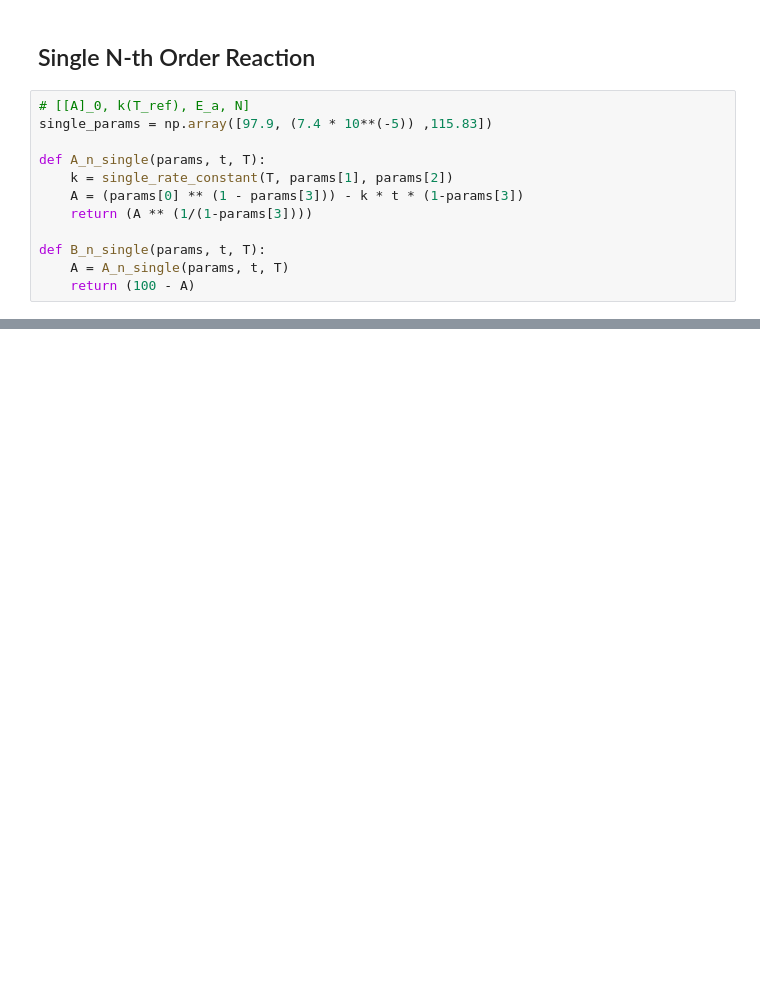
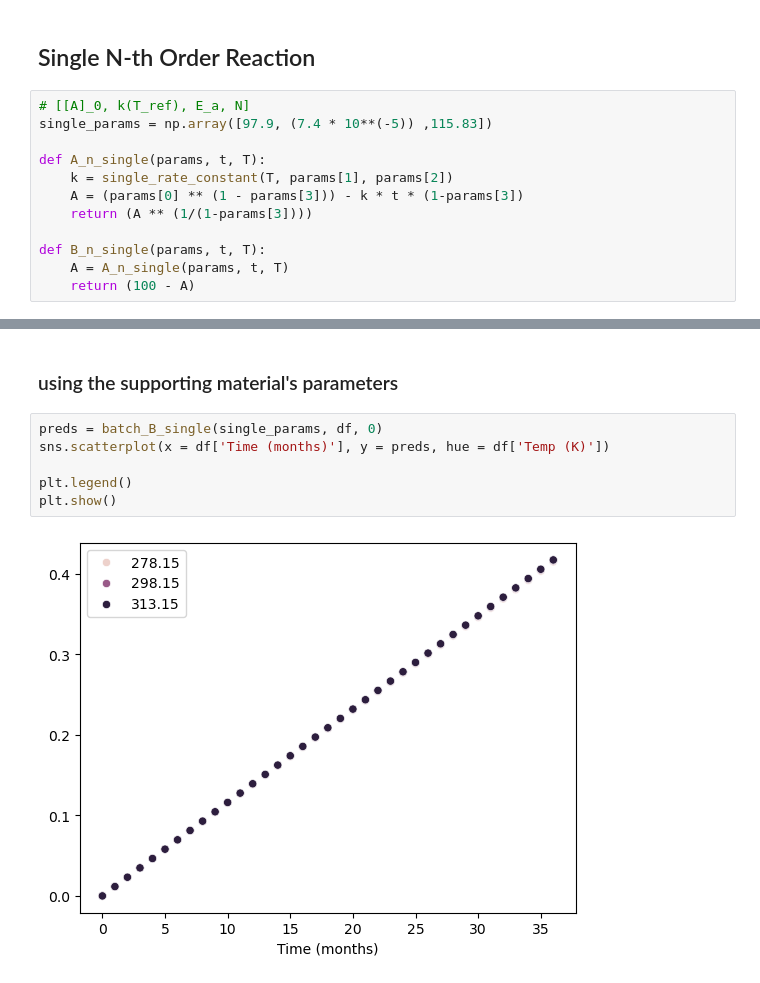
Before and after one commit to louiswids/skripsi, a Jupyter notebook: Reproduce.ipynb, the cells around one changed output, grey strips where cells are left out. Saved outputs shown, nothing was run; the diff lists cells and outputs as text; blank space fills up the shorter version.

```diff
--- a/Reproduce.ipynb
+++ b/Reproduce.ipynb
@@ -87,0 +168,10 @@ FileNotFoundError: [Errno 2] No such file or directory: 'sample.csv'
+# %% [markdown]
+### using the supporting material's parameters
+# %%
+preds = batch_B_single(single_params, df, 0)
+sns.scatterplot(x = df['Time (months)'], y = preds, hue = df['Temp (K)'])
+
+plt.legend()
+plt.show()
+# %% [output]
+[figure, added]
```
Also changed, not shown: parts of 17 cells of this notebook.
